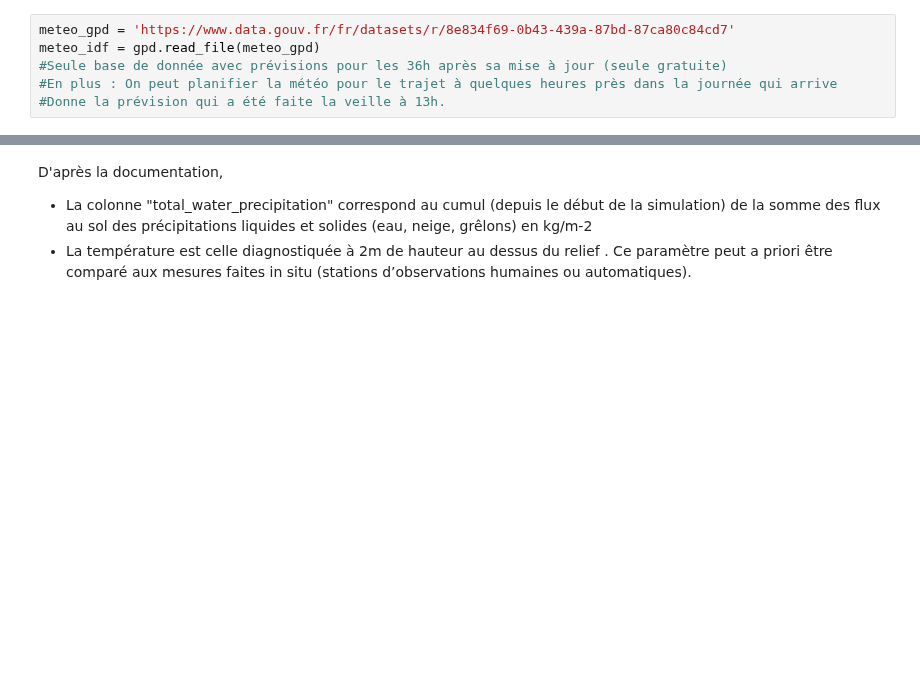
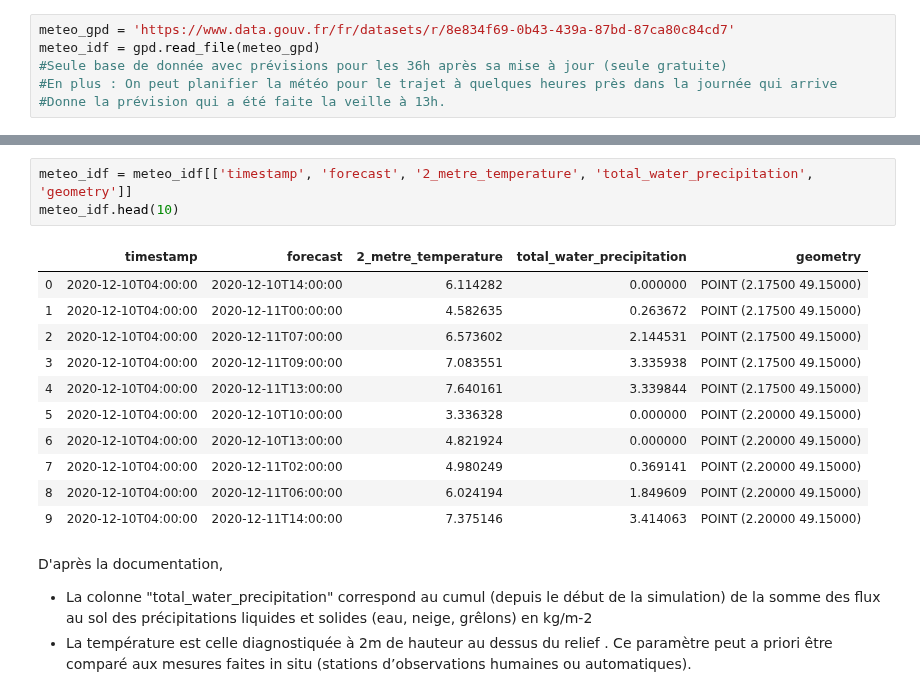
Before and after one commit to ImaneFa/Projet_Python, a Jupyter notebook: prolongement_meteo.ipynb, the cells around one changed output, grey strips where cells are left out. Drawn from its saved outputs; the diff is of its cells as text; blank space fills up the shorter version.

```diff
--- a/prolongement_meteo.ipynb
+++ b/prolongement_meteo.ipynb
@@ -42,3 +33,18 @@ meteo_idf.head(5)
+# %%
+meteo_idf = meteo_idf[['timestamp', 'forecast', '2_metre_temperature', 'total_water_precipitation',  'geometry']]
+meteo_idf.head(10)
+# %% [output]
+|  | timestamp | forecast | 2_metre_temperature | total_water_precipitation | geometry |
+| 0 | 2020-12-10T04:00:00 | 2020-12-10T14:00:00 | 6.114282 | 0.000000 | POINT (2.17500 49.15000) |
+| 1 | 2020-12-10T04:00:00 | 2020-12-11T00:00:00 | 4.582635 | 0.263672 | POINT (2.17500 49.15000) |
+| 2 | 2020-12-10T04:00:00 | 2020-12-11T07:00:00 | 6.573602 | 2.144531 | POINT (2.17500 49.15000) |
+| 3 | 2020-12-10T04:00:00 | 2020-12-11T09:00:00 | 7.083551 | 3.335938 | POINT (2.17500 49.15000) |
+| 4 | 2020-12-10T04:00:00 | 2020-12-11T13:00:00 | 7.640161 | 3.339844 | POINT (2.17500 49.15000) |
+| 5 | 2020-12-10T04:00:00 | 2020-12-10T10:00:00 | 3.336328 | 0.000000 | POINT (2.20000 49.15000) |
+| 6 | 2020-12-10T04:00:00 | 2020-12-10T13:00:00 | 4.821924 | 0.000000 | POINT (2.20000 49.15000) |
+| 7 | 2020-12-10T04:00:00 | 2020-12-11T02:00:00 | 4.980249 | 0.369141 | POINT (2.20000 49.15000) |
+| 8 | 2020-12-10T04:00:00 | 2020-12-11T06:00:00 | 6.024194 | 1.849609 | POINT (2.20000 49.15000) |
+| 9 | 2020-12-10T04:00:00 | 2020-12-11T14:00:00 | 7.375146 | 3.414063 | POINT (2.20000 49.15000) |
 # %% [markdown]
 D'après la documentation,
 
```
Also changed, not shown: parts of 10 cells of this notebook.
